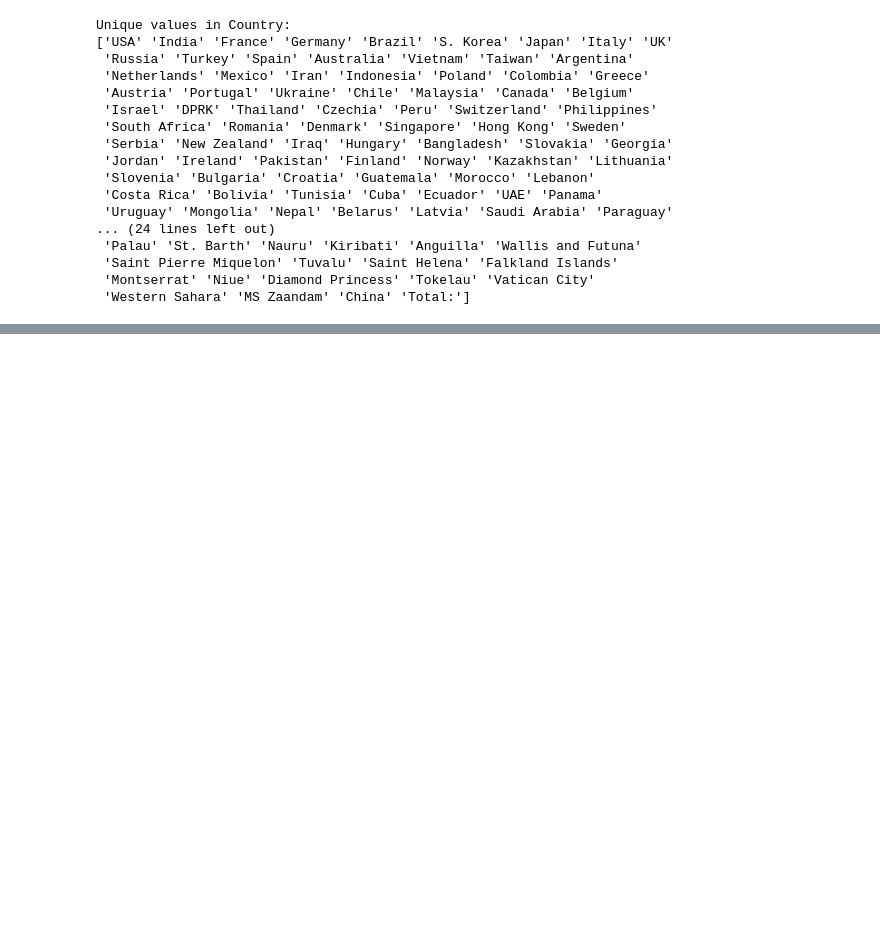
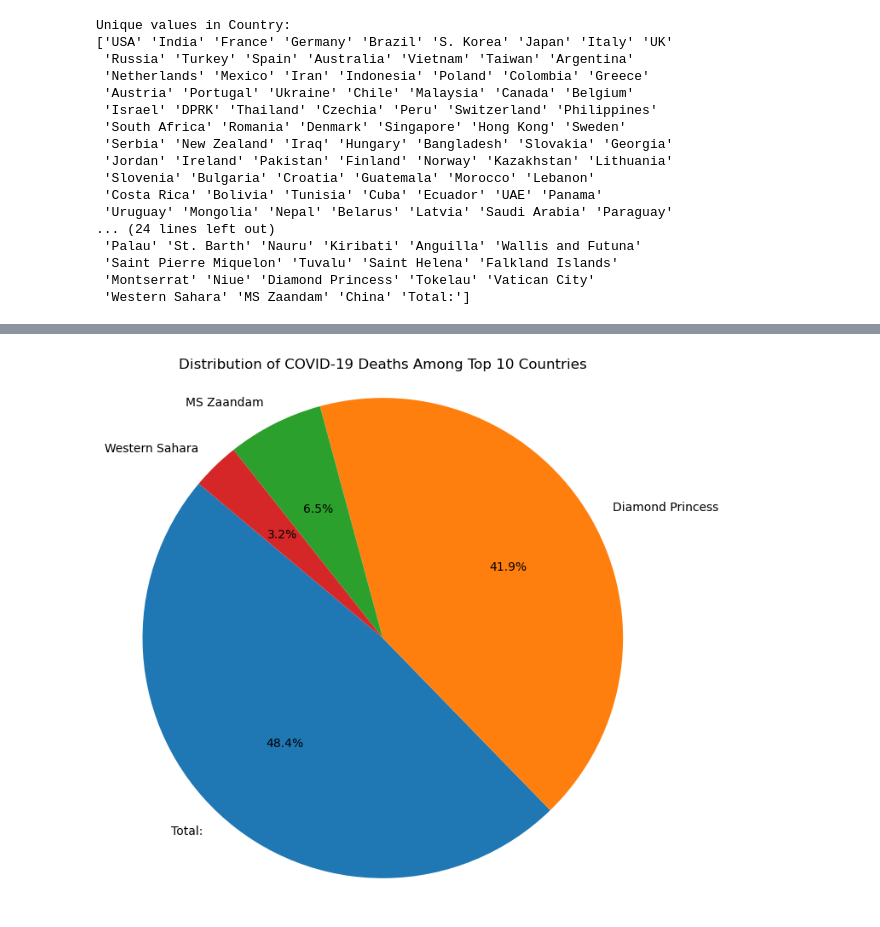
Before and after one commit to marcosramos26/Analysis-Exploratory-of-Covid-19-Base, a Jupyter notebook: Analise Exploratoria Covid-19.ipynb, the cells around one changed output, grey strips where cells are left out. Drawn from its saved outputs; the diff is of its cells as text; code cells hidden in the pictures; blank space fills up the shorter version.

```diff
--- a/Analise Exploratoria Covid-19.ipynb
+++ b/Analise Exploratoria Covid-19.ipynb
@@ -188,0 +178,4 @@ plt.show()
+# %%
+# Convert 'Total Deaths' to numeric
+# Converte 'Total de Mortes' para numérico
+base['Total Deaths'] = pd.to_numeric(base['Total Deaths'], errors='coerce')
@@ -188,0 +190,10 @@ plt.show()
+# %%
+# Create a pie chart to show the distribution of COVID-19 deaths among the top countries
+# Crie um gráfico de pizza para mostrar a distribuição das mortes por COVID-19 entre os principais países
+plt.figure(figsize=(8, 8))
+plt.pie(top_countries_deaths['Total Deaths'], labels=top_countries_deaths['Country'], autopct='%1.1f%%', startangle=140)
+plt.title('Distribution of COVID-19 Deaths Among Top 10 Countries')
+plt.axis('equal')  # Equal aspect ratio ensures that pie is drawn as a circle.
+plt.show()
+# %% [output]
+[figure, added]
```
Also changed, not shown: parts of 6 cells of this notebook.
